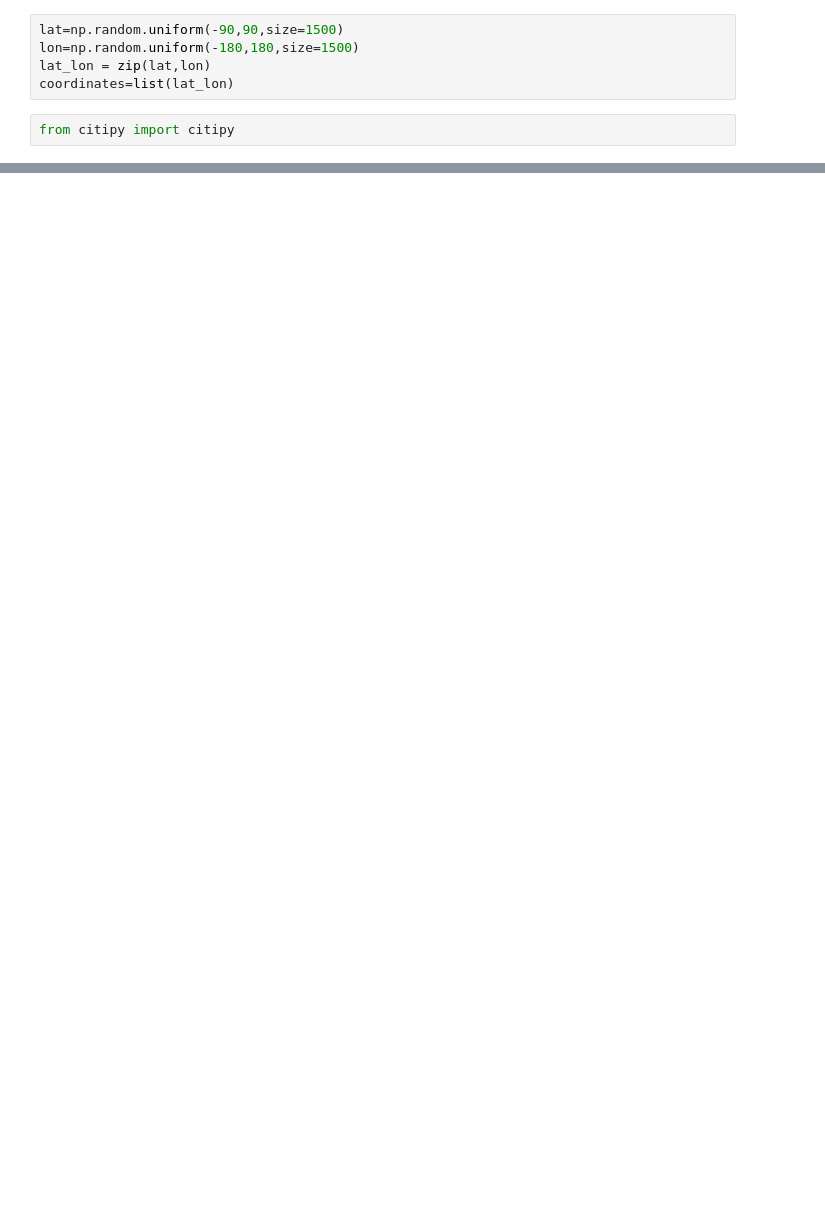
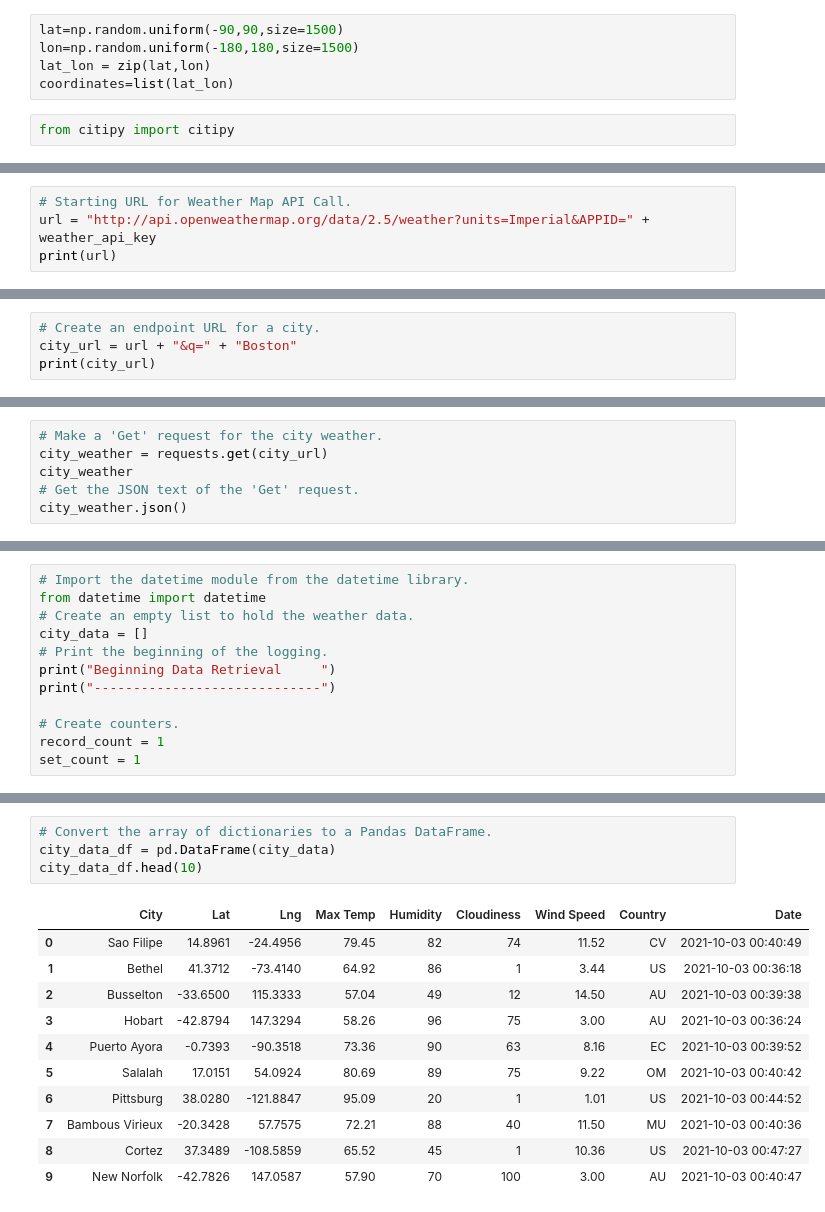
Before and after one commit to sanran2020/World_Weather_Analysis_1, a Jupyter notebook: World_Weather_Analysis.ipynb, the cells around one changed output, grey strips where cells are left out. Saved outputs shown, nothing was run; the diff lists cells and outputs as text; blank space fills up the shorter version.

```diff
--- a/World_Weather_Analysis.ipynb
+++ b/World_Weather_Analysis.ipynb
@@ -31,0 +38,4 @@ len(cities)
+# %%
+# Starting URL for Weather Map API Call.
+url = "http://api.openweathermap.org/data/2.5/weather?units=Imperial&APPID=" + weather_api_key
+print(url)
@@ -31,0 +44,4 @@ len(cities)
+# %%
+# Create an endpoint URL for a city.
+city_url = url + "&q=" + "Boston"
+print(city_url)
@@ -31,0 +50,6 @@ len(cities)
+# %%
+# Make a 'Get' request for the city weather.
+city_weather = requests.get(city_url)
+city_weather
+# Get the JSON text of the 'Get' request.
+city_weather.json()
@@ -31,0 +74,12 @@ len(cities)
+# %%
+# Import the datetime module from the datetime library.
+from datetime import datetime
+# Create an empty list to hold the weather data.
+city_data = []
+# Print the beginning of the logging.
+print("Beginning Data Retrieval     ")
+print("-----------------------------")
+
+# Create counters.
+record_count = 1
+set_count = 1
@@ -31,0 +159,16 @@ len(cities)
+# %%
+# Convert the array of dictionaries to a Pandas DataFrame.
+city_data_df = pd.DataFrame(city_data)
+city_data_df.head(10)
+# %% [output]
+|  | City | Lat | Lng | Max Temp | Humidity | Cloudiness | Wind Speed | Country | Date |
+| 0 | Sao Filipe | 14.8961 | -24.4956 | 79.45 | 82 | 74 | 11.52 | CV | 2021-10-03 00:40:49 |
+| 1 | Bethel | 41.3712 | -73.4140 | 64.92 | 86 | 1 | 3.44 | US | 2021-10-03 00:36:18 |
+| 2 | Busselton | -33.6500 | 115.3333 | 57.04 | 49 | 12 | 14.50 | AU | 2021-10-03 00:39:38 |
+| 3 | Hobart | -42.8794 | 147.3294 | 58.26 | 96 | 75 | 3.00 | AU | 2021-10-03 00:36:24 |
+| 4 | Puerto Ayora | -0.7393 | -90.3518 | 73.36 | 90 | 63 | 8.16 | EC | 2021-10-03 00:39:52 |
+| 5 | Salalah | 17.0151 | 54.0924 | 80.69 | 89 | 75 | 9.22 | OM | 2021-10-03 00:40:42 |
+| 6 | Pittsburg | 38.0280 | -121.8847 | 95.09 | 20 | 1 | 1.01 | US | 2021-10-03 00:44:52 |
+| 7 | Bambous Virieux | -20.3428 | 57.7575 | 72.21 | 88 | 40 | 11.50 | MU | 2021-10-03 00:40:36 |
+| 8 | Cortez | 37.3489 | -108.5859 | 65.52 | 45 | 1 | 10.36 | US | 2021-10-03 00:47:27 |
+| 9 | New Norfolk | -42.7826 | 147.0587 | 57.90 | 70 | 100 | 3.00 | AU | 2021-10-03 00:40:47 |
```
Also changed, not shown: parts of 11 cells of this notebook, 2 other files.
